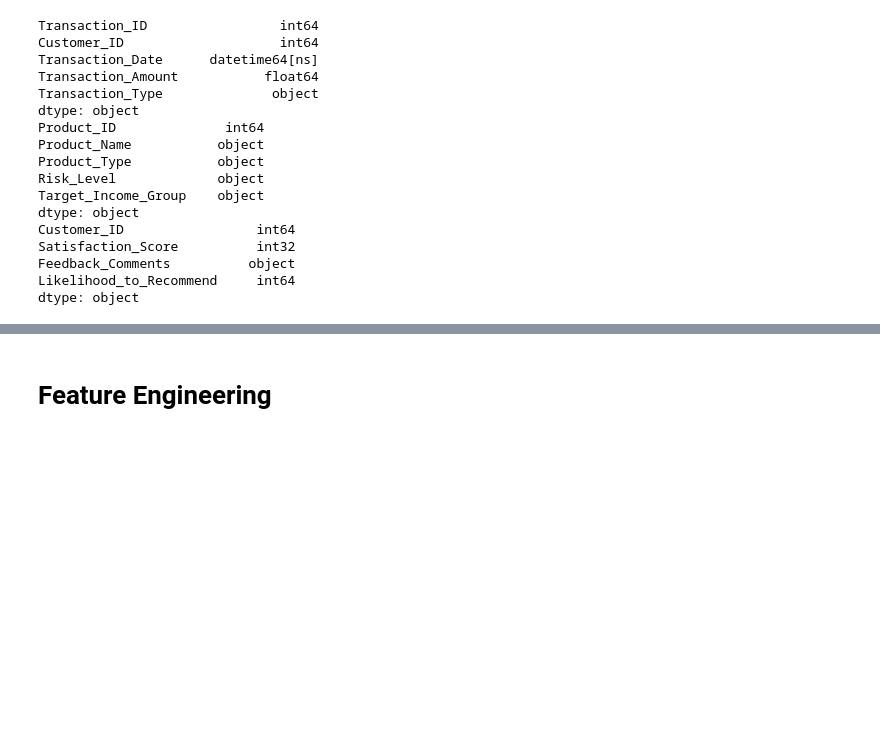
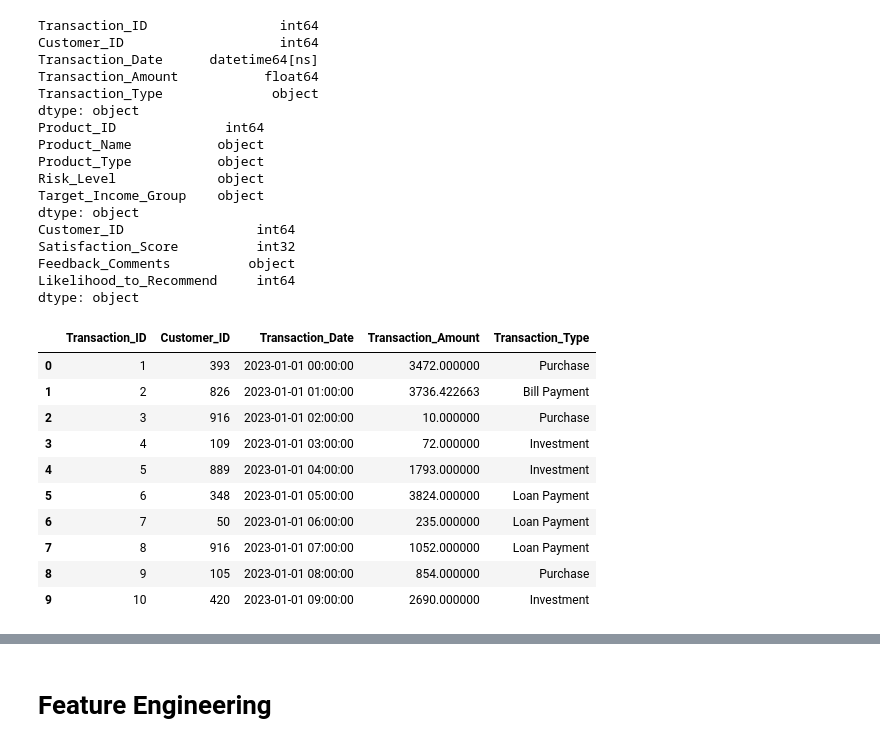
Before and after one commit to mgmiguel24/MO-IT128-DataMining-Team8, a Jupyter notebook: MOT-IT128-Week3Homework-BSIT-H3107-MikeeMiguel-JennyRoseTenorio-RalphMatthewParan.ipynb, the cells around one changed output, grey strips where cells are left out. Cells and saved outputs as stored; diff of their text form; code cells hidden in the pictures; blank space fills up the shorter version.

```diff
--- a/MOT-IT128-Week3Homework-BSIT-H3107-MikeeMiguel-JennyRoseTenorio-RalphMatthewParan.ipynb
+++ b/MOT-IT128-Week3Homework-BSIT-H3107-MikeeMiguel-JennyRoseTenorio-RalphMatthewParan.ipynb
@@ -193,3 +184,17 @@ Satisfaction_Score          int32
 Feedback_Comments          object
 Likelihood_to_Recommend     int64
 dtype: object
+# %%
+transactions_df.head(10)
+# %% [output]
+|  | Transaction_ID | Customer_ID | Transaction_Date | Transaction_Amount | Transaction_Type |
+| 0 | 1 | 393 | 2023-01-01 00:00:00 | 3472.000000 | Purchase |
+| 1 | 2 | 826 | 2023-01-01 01:00:00 | 3736.422663 | Bill Payment |
+| 2 | 3 | 916 | 2023-01-01 02:00:00 | 10.000000 | Purchase |
+| 3 | 4 | 109 | 2023-01-01 03:00:00 | 72.000000 | Investment |
+| 4 | 5 | 889 | 2023-01-01 04:00:00 | 1793.000000 | Investment |
+| 5 | 6 | 348 | 2023-01-01 05:00:00 | 3824.000000 | Loan Payment |
+| 6 | 7 | 50 | 2023-01-01 06:00:00 | 235.000000 | Loan Payment |
+| 7 | 8 | 916 | 2023-01-01 07:00:00 | 1052.000000 | Loan Payment |
+| 8 | 9 | 105 | 2023-01-01 08:00:00 | 854.000000 | Purchase |
+| 9 | 10 | 420 | 2023-01-01 09:00:00 | 2690.000000 | Investment |
```
Also changed, not shown: parts of 3 cells of this notebook.
